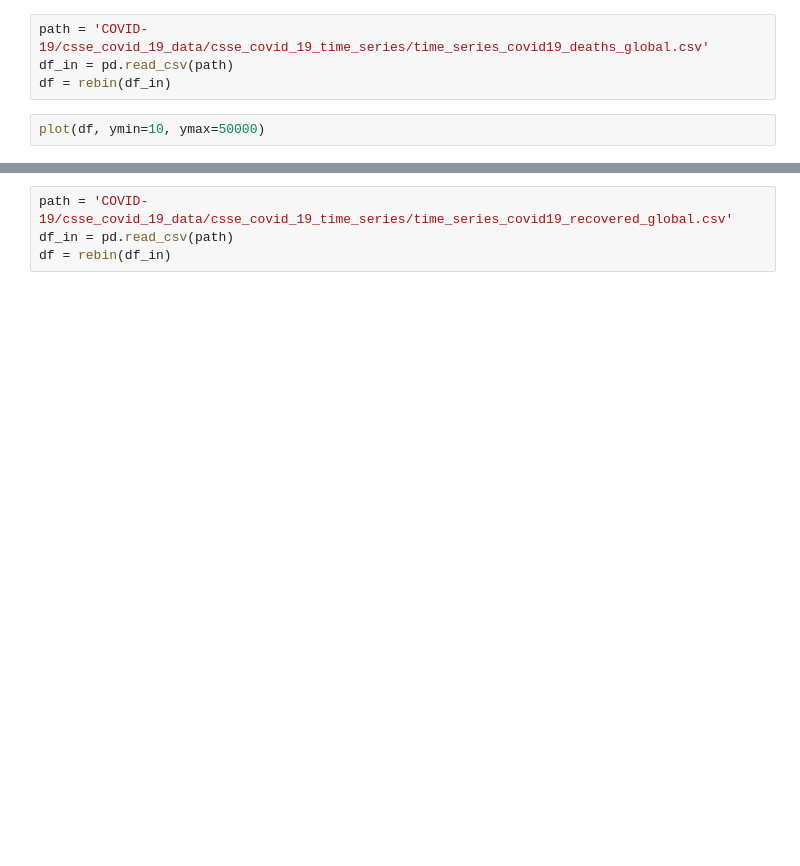
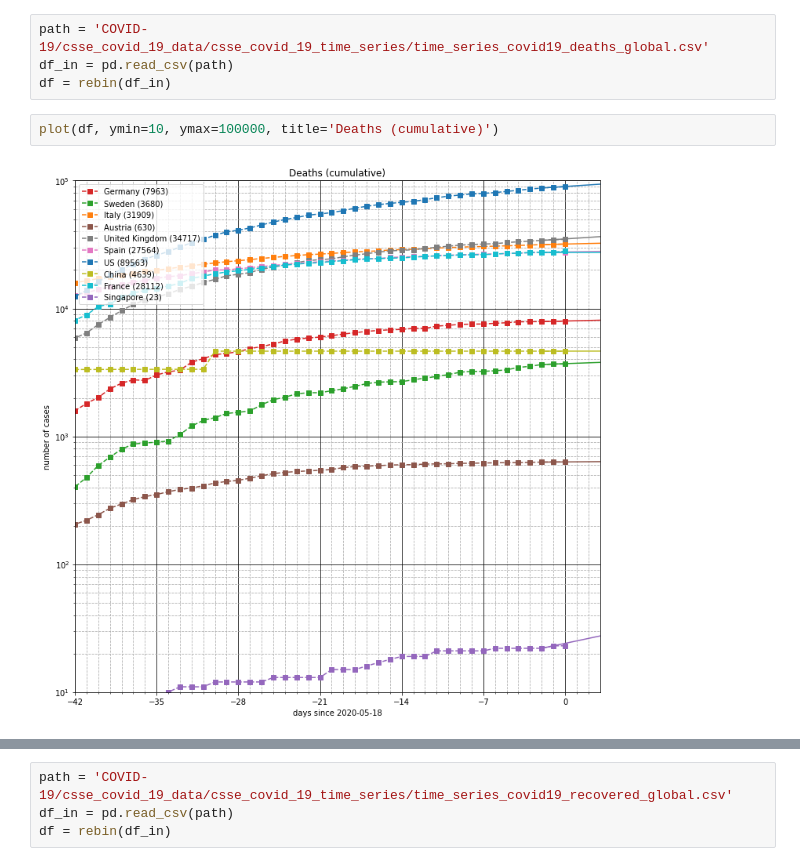
Before and after one commit to jochenklar/corona, a Jupyter notebook: corona.ipynb, the cells around one changed output, grey strips where cells are left out. Cells and saved outputs as stored; diff of their text form; blank space fills up the shorter version.

```diff
--- a/corona.ipynb
+++ b/corona.ipynb
@@ -156,5 +169,7 @@ path = 'COVID-19/csse_covid_19_data/csse_covid_19_time_series/time_series_covid1
 df_in = pd.read_csv(path)
 df = rebin(df_in)
 # %%
-plot(df, ymin=10, ymax=50000)
+plot(df, ymin=10, ymax=100000, title='Deaths (cumulative)')
+# %% [output]
+[figure, added]
 # %%
```
Also changed, not shown: parts of 12 cells of this notebook.
